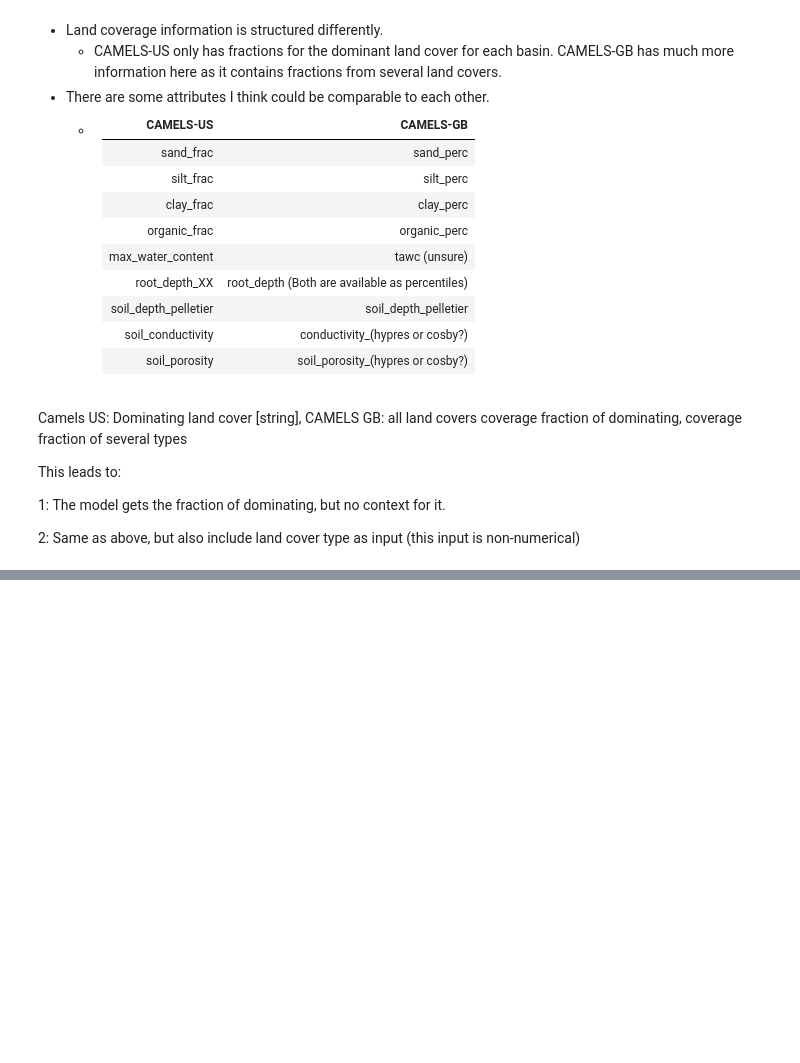
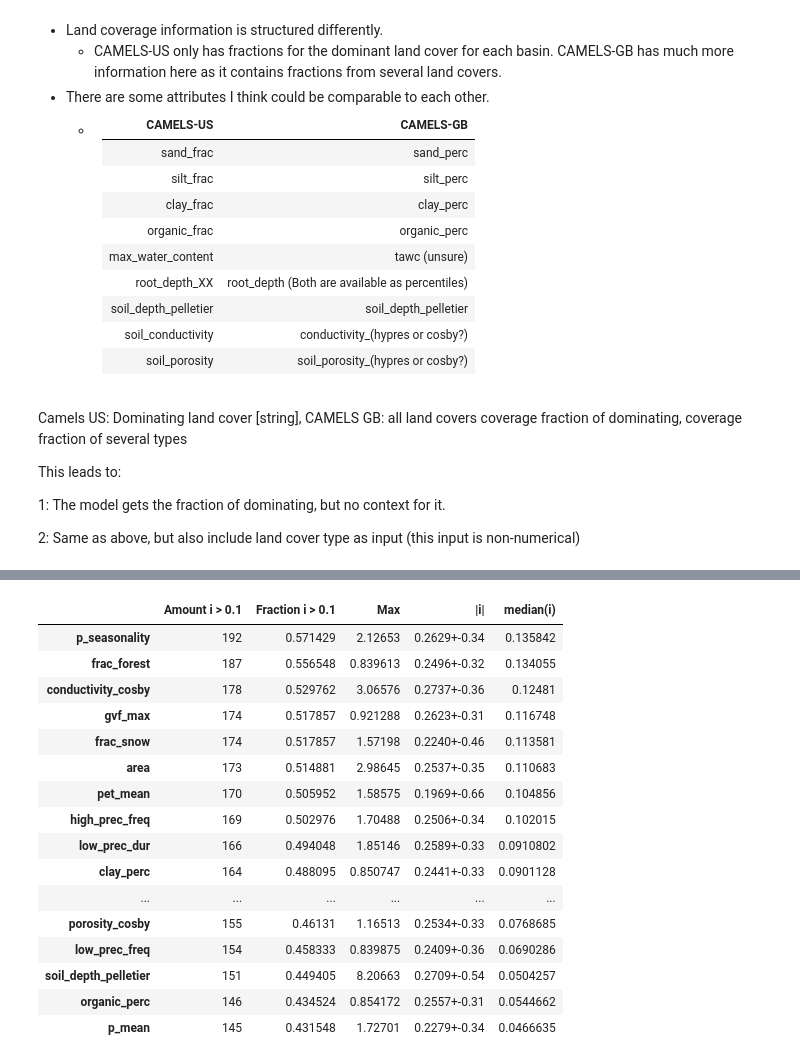
Before and after one commit to bernharl/Master-Thesis, a Jupyter notebook: notebooks/permutation_test.ipynb, the cells around one changed output, grey strips where cells are left out. Cells and saved outputs as stored; diff of their text form; code cells hidden in the pictures; blank space fills up the shorter version.

```diff
--- a/notebooks/permutation_test.ipynb
+++ b/notebooks/permutation_test.ipynb
@@ -598,0 +655,21 @@ This leads to:
+# %%
+fracs_mixed_us = importance_metrics(importance_mixed_us, limit=0.1)
+fracs_mixed_us
+# %% [output]
+|  | Amount i > 0.1 | Fraction i > 0.1 | Max | |i| | median(i) |
+| p_seasonality | 192 | 0.571429 | 2.12653 | 0.2629+-0.34 | 0.135842 |
+| frac_forest | 187 | 0.556548 | 0.839613 | 0.2496+-0.32 | 0.134055 |
+| conductivity_cosby | 178 | 0.529762 | 3.06576 | 0.2737+-0.36 | 0.12481 |
+| gvf_max | 174 | 0.517857 | 0.921288 | 0.2623+-0.31 | 0.116748 |
+| frac_snow | 174 | 0.517857 | 1.57198 | 0.2240+-0.46 | 0.113581 |
+| area | 173 | 0.514881 | 2.98645 | 0.2537+-0.35 | 0.110683 |
+| pet_mean | 170 | 0.505952 | 1.58575 | 0.1969+-0.66 | 0.104856 |
+| high_prec_freq | 169 | 0.502976 | 1.70488 | 0.2506+-0.34 | 0.102015 |
+| low_prec_dur | 166 | 0.494048 | 1.85146 | 0.2589+-0.33 | 0.0910802 |
+| clay_perc | 164 | 0.488095 | 0.850747 | 0.2441+-0.33 | 0.0901128 |
+| ... | ... | ... | ... | ... | ... |
+| porosity_cosby | 155 | 0.46131 | 1.16513 | 0.2534+-0.33 | 0.0768685 |
+| low_prec_freq | 154 | 0.458333 | 0.839875 | 0.2409+-0.36 | 0.0690286 |
+| soil_depth_pelletier | 151 | 0.449405 | 8.20663 | 0.2709+-0.54 | 0.0504257 |
+| organic_perc | 146 | 0.434524 | 0.854172 | 0.2557+-0.31 | 0.0544662 |
+| p_mean | 145 | 0.431548 | 1.72701 | 0.2279+-0.34 | 0.0466635 |
```
Also changed, not shown: parts of 12 cells of this notebook.
